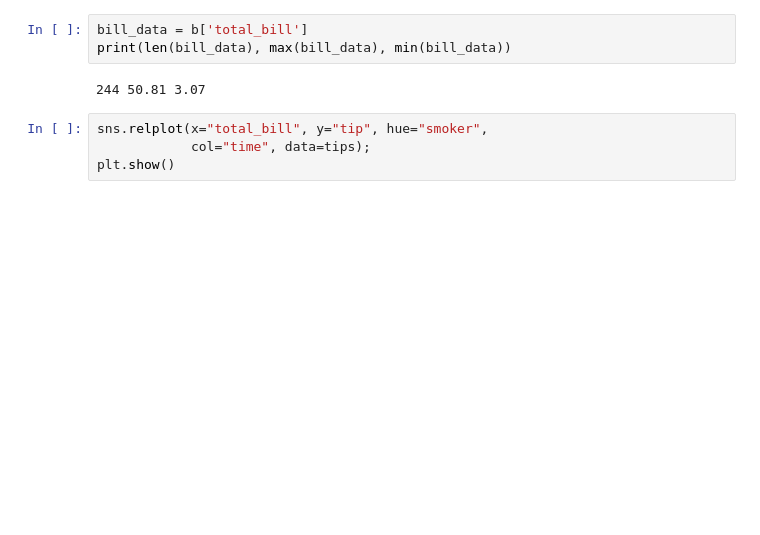
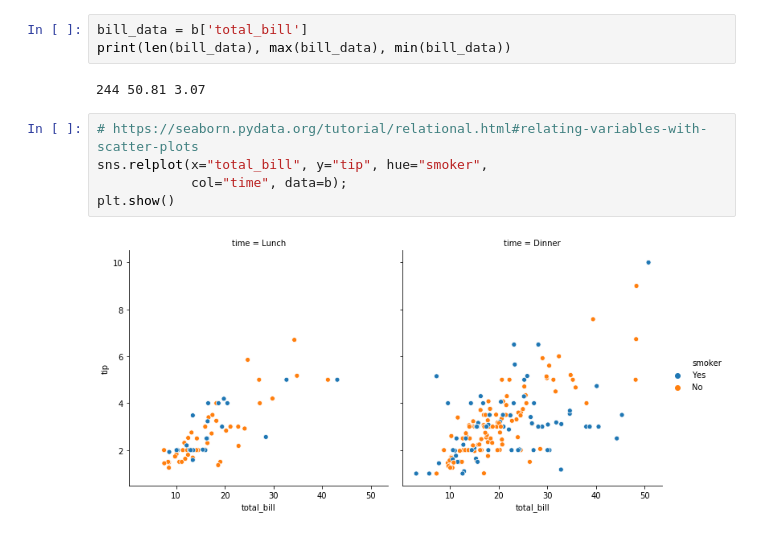
Before and after one commit to gigimic/scripts_all, a Jupyter notebook: plots_seaborn.ipynb, the cells around one changed output. Saved outputs shown, nothing was run; the diff lists cells and outputs as text; blank space fills up the shorter version.

```diff
--- a/plots_seaborn.ipynb
+++ b/plots_seaborn.ipynb
@@ -44,6 +49,9 @@ print(len(bill_data), max(bill_data), min(bill_data))
 # %% [output]
 244 50.81 3.07
 # %%
+# https://seaborn.pydata.org/tutorial/relational.html#relating-variables-with-scatter-plots
 sns.relplot(x="total_bill", y="tip", hue="smoker",
-            col="time", data=tips);
+            col="time", data=b);
 plt.show()
+# %% [output]
+[figure, added]
```
Also changed, not shown: parts of 4 cells of this notebook.
